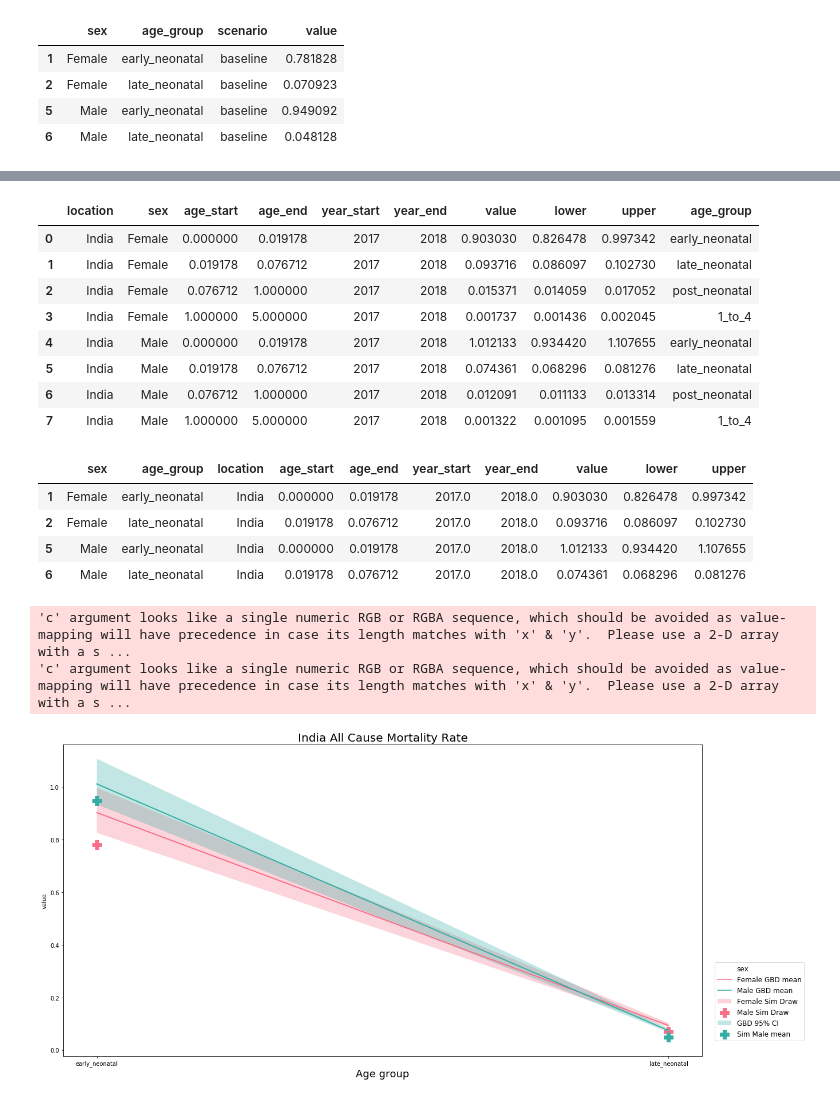
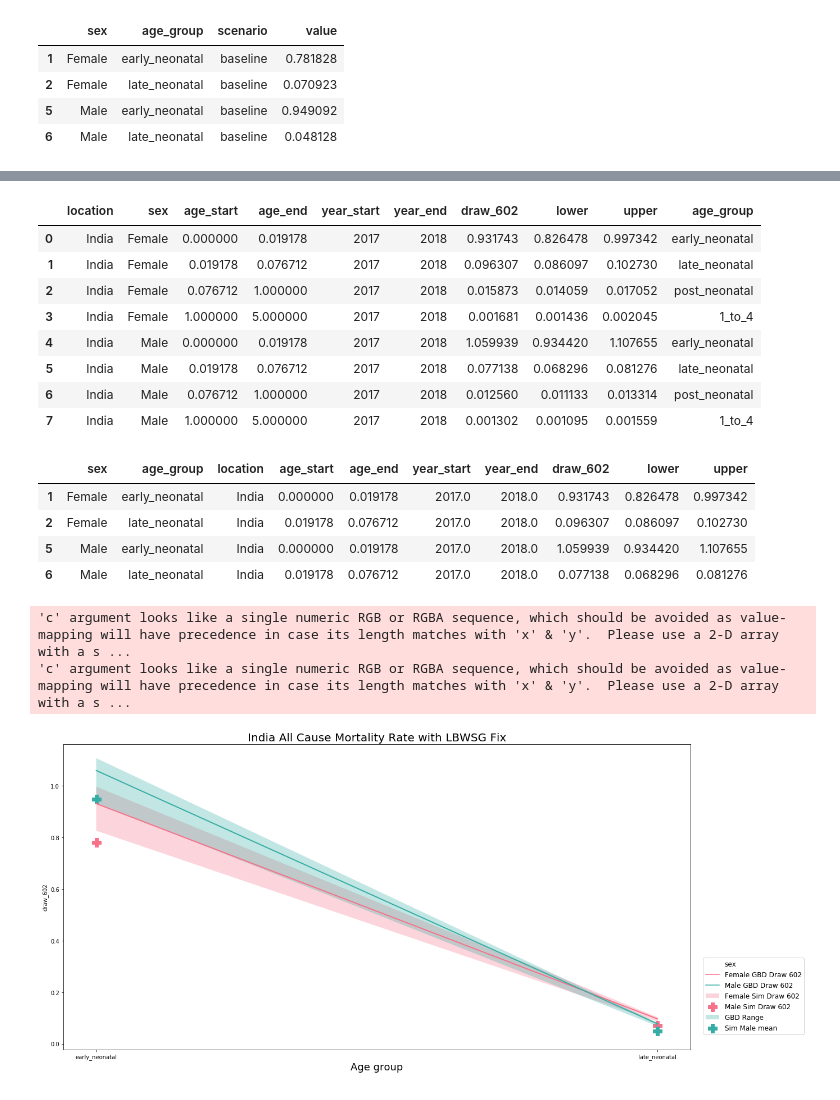
Before and after one commit to ihmeuw/vivarium_data_analysis, a Jupyter notebook: output_processing/lsff/model_6/lsff_lbwsg.ipynb, the cells around one changed output, grey strips where cells are left out. Cells and saved outputs as stored; diff of their text form; code cells hidden in the pictures.

Commit message:
update figures

```diff
--- a/output_processing/lsff/model_6/lsff_lbwsg.ipynb
+++ b/output_processing/lsff/model_6/lsff_lbwsg.ipynb
@@ -80,10 +97,10 @@ acmr
 art = Artifact('/share/costeffectiveness/artifacts/vivarium_conic_lsff/india.hdf',
                    filter_terms=['year_start == 2017', 'age_start < 5'])
 data = art.load('cause.all_causes.cause_specific_mortality_rate')
-data_mean = pd.DataFrame(data.mean(axis=1)).rename(columns={0:'value'})
+data_602 = data[['draw_602']]
 data_limits = pd.DataFrame(data.quantile([0.0,1], axis=1)).transpose().rename(columns={0.0:'lower',
                                                                                              1:'upper'})
-data = data_mean.merge(data_limits, right_index=True, left_index=True).reset_index()
+data = data_602.merge(data_limits, right_index=True, left_index=True).reset_index()
 data['age_group'] = 0
 data['age_group'] = np.where(data['age_start'] == 0, 'early_neonatal',
                        np.where(data['age_end'] == 1, 'post_neonatal',
@@ -91,51 +108,51 @@ data['age_group'] = np.where(data['age_start'] == 0, 'early_neonatal',
                                         'late_neonatal')))
 data
 # %% [output]
-|  | location | sex | age_start | age_end | year_start | year_end | value | lower | upper | age_group |
-| 0 | India | Female | 0.000000 | 0.019178 | 2017 | 2018 | 0.903030 | 0.826478 | 0.997342 | early_neonatal |
-| 1 | India | Female | 0.019178 | 0.076712 | 2017 | 2018 | 0.093716 | 0.086097 | 0.102730 | late_neonatal |
-| 2 | India | Female | 0.076712 | 1.000000 | 2017 | 2018 | 0.015371 | 0.014059 | 0.017052 | post_neonatal |
-| 3 | India | Female | 1.000000 | 5.000000 | 2017 | 2018 | 0.001737 | 0.001436 | 0.002045 | 1_to_4 |
-| 4 | India | Male | 0.000000 | 0.019178 | 2017 | 2018 | 1.012133 | 0.934420 | 1.107655 | early_neonatal |
-| 5 | India | Male | 0.019178 | 0.076712 | 2017 | 2018 | 0.074361 | 0.068296 | 0.081276 | late_neonatal |
-| 6 | India | Male | 0.076712 | 1.000000 | 2017 | 2018 | 0.012091 | 0.011133 | 0.013314 | post_neonatal |
-| 7 | India | Male | 1.000000 | 5.000000 | 2017 | 2018 | 0.001322 | 0.001095 | 0.001559 | 1_to_4 |
+|  | location | sex | age_start | age_end | year_start | year_end | draw_602 | lower | upper | age_group |
+| 0 | India | Female | 0.000000 | 0.019178 | 2017 | 2018 | 0.931743 | 0.826478 | 0.997342 | early_neonatal |
+| 1 | India | Female | 0.019178 | 0.076712 | 2017 | 2018 | 0.096307 | 0.086097 | 0.102730 | late_neonatal |
+| 2 | India | Female | 0.076712 | 1.000000 | 2017 | 2018 | 0.015873 | 0.014059 | 0.017052 | post_neonatal |
+| 3 | India | Female | 1.000000 | 5.000000 | 2017 | 2018 | 0.001681 | 0.001436 | 0.002045 | 1_to_4 |
+| 4 | India | Male | 0.000000 | 0.019178 | 2017 | 2018 | 1.059939 | 0.934420 | 1.107655 | early_neonatal |
+| 5 | India | Male | 0.019178 | 0.076712 | 2017 | 2018 | 0.077138 | 0.068296 | 0.081276 | late_neonatal |
+| 6 | India | Male | 0.076712 | 1.000000 | 2017 | 2018 | 0.012560 | 0.011133 | 0.013314 | post_neonatal |
+| 7 | India | Male | 1.000000 | 5.000000 | 2017 | 2018 | 0.001302 | 0.001095 | 0.001559 | 1_to_4 |
 # %%
 data = data.set_index(['sex','age_group']).sort_index().reset_index()
 data = data.where(data['age_group'].isin(['early_neonatal','late_neonatal'])).dropna()
 data
 # %% [output]
-|  | sex | age_group | location | age_start | age_end | year_start | year_end | value | lower | upper |
-| 1 | Female | early_neonatal | India | 0.000000 | 0.019178 | 2017.0 | 2018.0 | 0.903030 | 0.826478 | 0.997342 |
-| 2 | Female | late_neonatal | India | 0.019178 | 0.076712 | 2017.0 | 2018.0 | 0.093716 | 0.086097 | 0.102730 |
-| 5 | Male | early_neonatal | India | 0.000000 | 0.019178 | 2017.0 | 2018.0 | 1.012133 | 0.934420 | 1.107655 |
-| 6 | Male | late_neonatal | India | 0.019178 | 0.076712 | 2017.0 | 2018.0 | 0.074361 | 0.068296 | 0.081276 |
+|  | sex | age_group | location | age_start | age_end | year_start | year_end | draw_602 | lower | upper |
+| 1 | Female | early_neonatal | India | 0.000000 | 0.019178 | 2017.0 | 2018.0 | 0.931743 | 0.826478 | 0.997342 |
+| 2 | Female | late_neonatal | India | 0.019178 | 0.076712 | 2017.0 | 2018.0 | 0.096307 | 0.086097 | 0.102730 |
+| 5 | Male | early_neonatal | India | 0.000000 | 0.019178 | 2017.0 | 2018.0 | 1.059939 | 0.934420 | 1.107655 |
+| 6 | Male | late_neonatal | India | 0.019178 | 0.076712 | 2017.0 | 2018.0 | 0.077138 | 0.068296 | 0.081276 |
 # %%
 measure_m = acmr
 measure_g = data
 
 fig, ax = plt.subplots(figsize=(20, 10))
 clrs = sns.color_palette('husl', 2)
 
-sns.lineplot(x='age_group', y='value', hue='sex', palette=clrs,
+sns.lineplot(x='age_group', y='draw_602', hue='sex', palette=clrs,
          linewidth=2, ax=ax, data=measure_g, sort=False)
 
 for i, sex in enumerate(['Female','Male']):
     sex_g = measure_g.loc[measure_g.sex == sex]
-    ax.fill_between(sex_g.age_group.values, sex_g.upper, sex_g.lower, alpha=0.3, label='GBD 95% CI', facecolor=clrs[i])
+    ax.fill_between(sex_g.age_group.values, sex_g.upper, sex_g.lower, alpha=0.3, label='GBD Range', facecolor=clrs[i])
 
     sex_m = measure_m.loc[measure_m.sex == sex]
     ax.scatter(sex_m.age_group, sex_m.value, s=250, marker='P',
            label=f'Sim {sex} mean', c=clrs[i])
 
-ax.set_title('India All Cause Mortality Rate', fontsize=20)
+ax.set_title('India All Cause Mortality Rate with LBWSG Fix', fontsize=20)
 ax.set_xlabel('Age group', fontsize=18)
 
 l = ax.legend(loc=(1.02, 0.05), fontsize=12)
-labels = ['Female GBD mean','Male GBD mean','Female Sim Draw','Male Sim Draw']
+labels = ['Female GBD Draw 602','Male GBD Draw 602','Female Sim Draw 602','Male Sim Draw 602']
 for text, label in zip(l.texts[1:5], labels):
     text.set_text(label)
 # %% [output]
 'c' argument looks like a single numeric RGB or RGBA sequence, which should be avoided as value-mapping will have precedence in case its length matches with 'x' & 'y'.  Please use a 2-D array with a s ...
 'c' argument looks like a single numeric RGB or RGBA sequence, which should be avoided as value-mapping will have precedence in case its length matches with 'x' & 'y'.  Please use a 2-D array with a s ...
-[figure, old version]
+[figure, new version]
```
Also changed, not shown: parts of 8 cells of this notebook.
